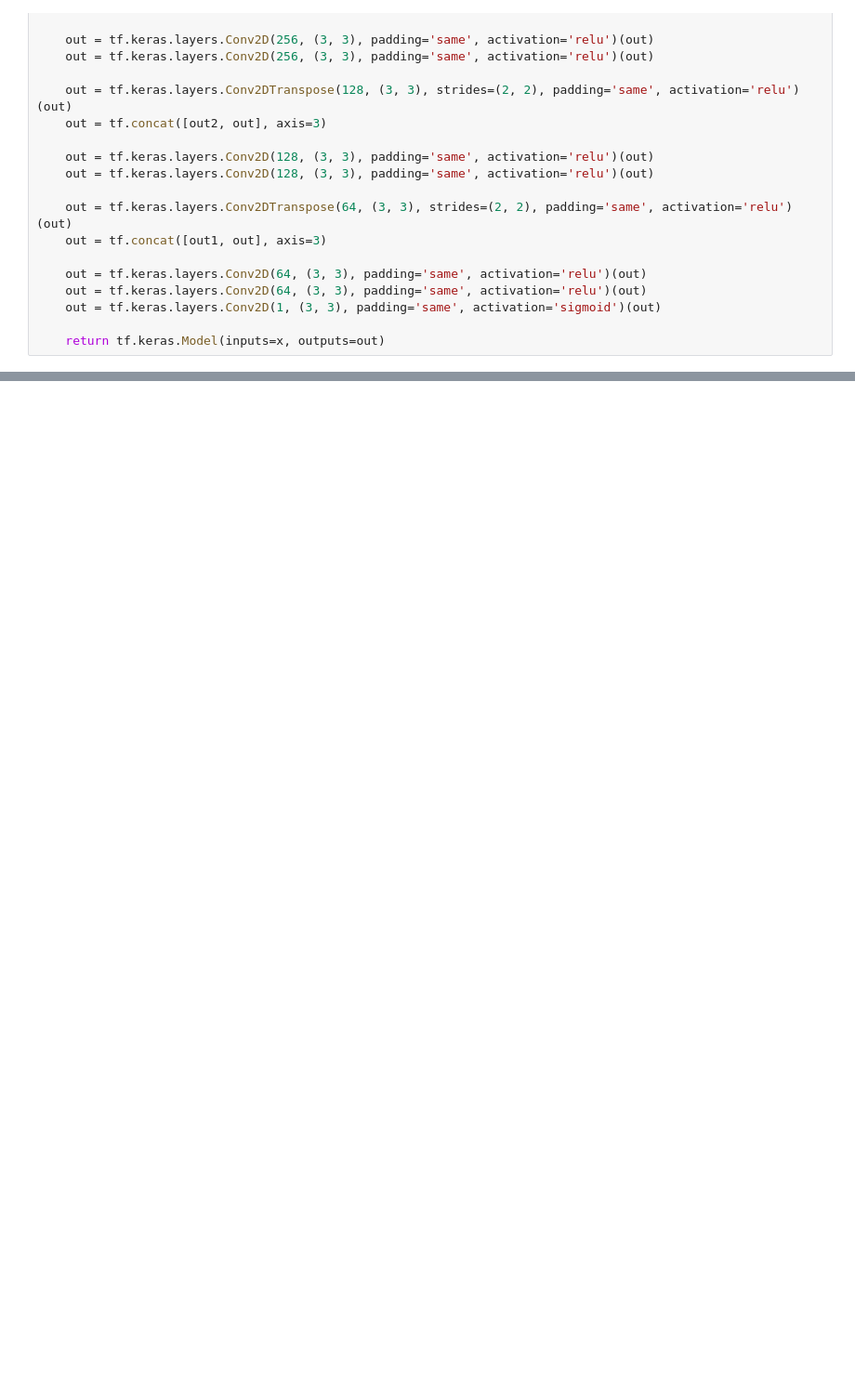
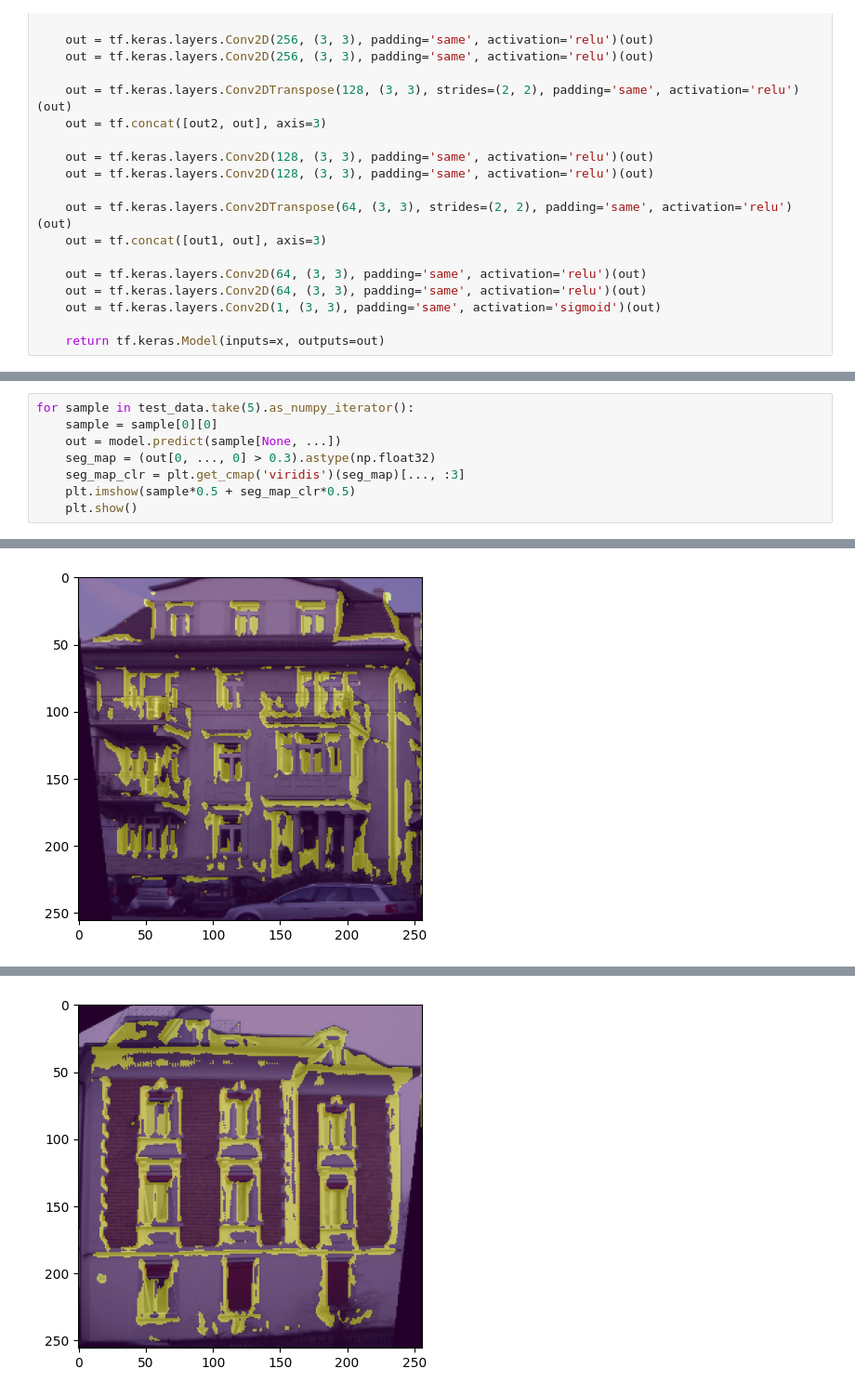
Before and after one commit to julianzim/Building_Analytics_with_CV, a Jupyter notebook: U_Net_model.ipynb, the cells around one changed output, grey strips where cells are left out. Shown at 93% size. Saved outputs shown, nothing was run; the diff lists cells and outputs as text; blank space fills up the shorter version.

Commit message:
got predictions

```diff
--- a/U_Net_model.ipynb
+++ b/U_Net_model.ipynb
@@ -361,0 +368,9 @@ Epoch 5/5
+# %%
+for sample in test_data.take(5).as_numpy_iterator():
+    sample = sample[0][0]
+    out = model.predict(sample[None, ...])
+    seg_map = (out[0, ..., 0] > 0.3).astype(np.float32)
+    seg_map_clr = plt.get_cmap('viridis')(seg_map)[..., :3]
+    plt.imshow(sample*0.5 + seg_map_clr*0.5)
+    plt.show()
+# %% [output]
@@ -361,0 +378 @@ Epoch 5/5
+[figure, added]
@@ -361,0 +380 @@ Epoch 5/5
+[figure, added]
```
Also changed, not shown: parts of 7 cells of this notebook.
